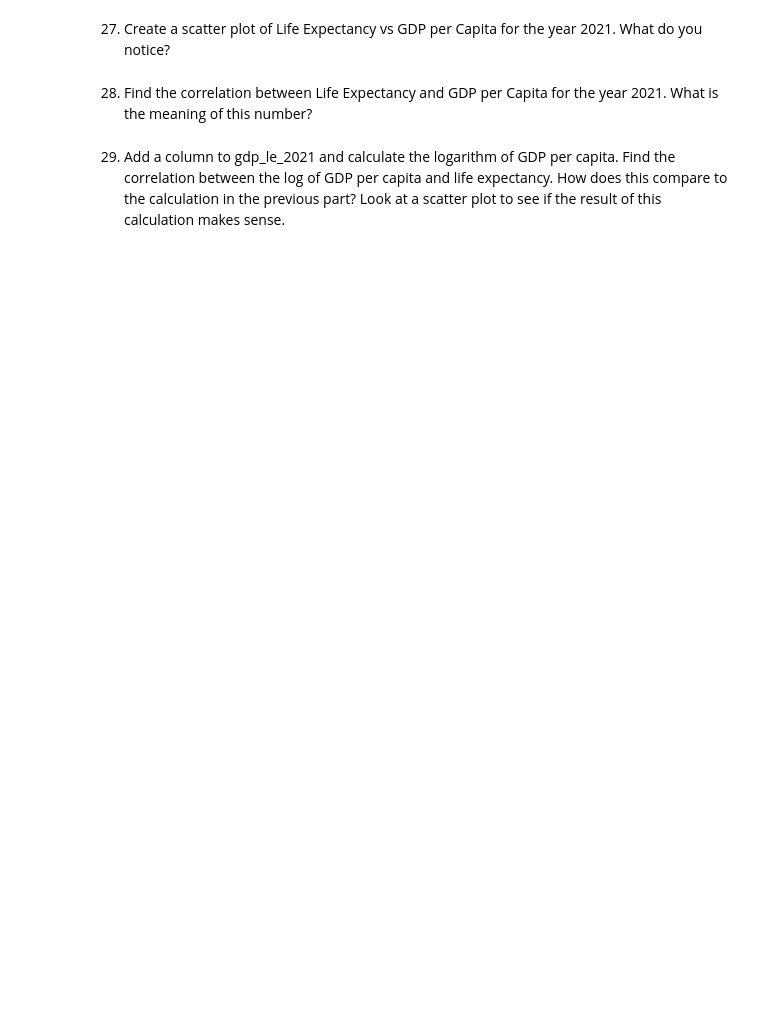
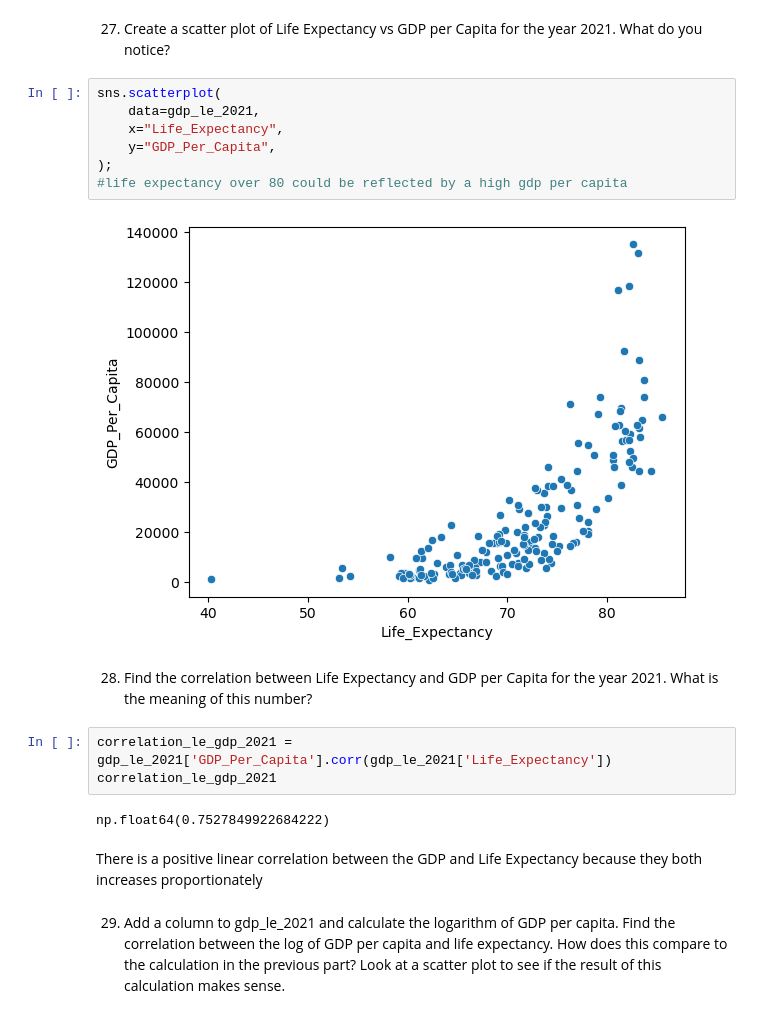
Before and after one commit to nss-data-science-cohort-9/un-exploration-joshwtacker, a Jupyter notebook: Notebook/UN_Data_Exploration.ipynb, the cells around one changed output. Drawn from its saved outputs; the diff is of its cells as text; blank space fills up the shorter version.

```diff
--- a/Notebook/UN_Data_Exploration.ipynb
+++ b/Notebook/UN_Data_Exploration.ipynb
@@ -504,6 +531,22 @@ g.add_legend()
 # %% [markdown]
 27. Create a scatter plot of Life Expectancy vs GDP per Capita for the year 2021. What do you notice?
+# %%
+sns.scatterplot(
+    data=gdp_le_2021,
+    x="Life_Expectancy",
+    y="GDP_Per_Capita",
+);
+#life expectancy over 80 could be reflected by a high gdp per capita
+# %% [output]
+[figure, added]
 # %% [markdown]
 28. Find the correlation between Life Expectancy and GDP per Capita for the year 2021. What is the meaning of this number?
+# %%
+correlation_le_gdp_2021 =  gdp_le_2021['GDP_Per_Capita'].corr(gdp_le_2021['Life_Expectancy'])
+correlation_le_gdp_2021
+# %% [output]
+np.float64(0.7527849922684222)
+# %% [markdown]
+There is a positive linear correlation between the GDP and Life Expectancy because they both increases proportionately
 # %% [markdown]
 29. Add a column to gdp_le_2021 and calculate the logarithm of GDP per capita. Find the correlation between the log of GDP per capita and life expectancy. How does this compare to the calculation in the previous part? Look at a scatter plot to see if the result of this calculation makes sense.
```
Also changed, not shown: parts of 7 cells of this notebook.
